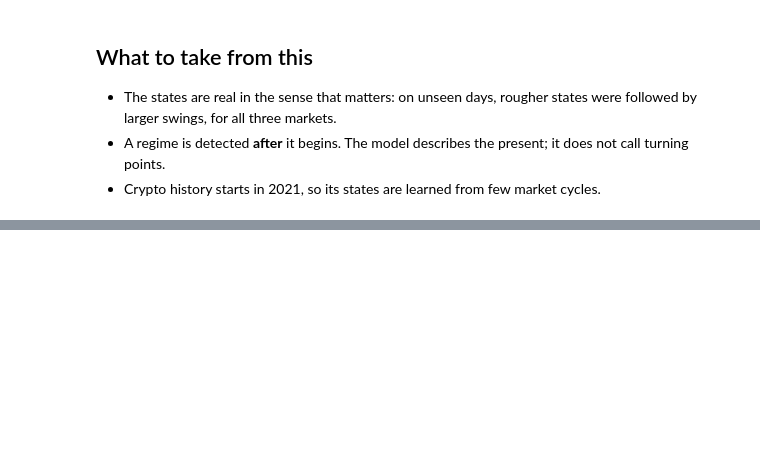
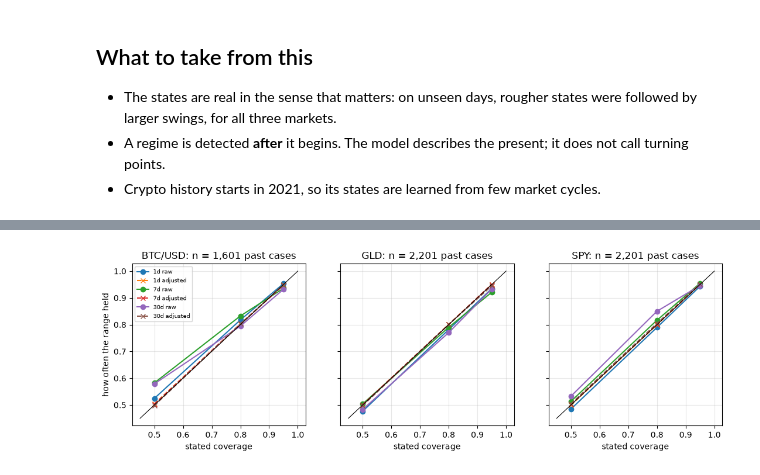
Before and after one commit to LouSens/RADAR, a Jupyter notebook: notebooks/02_state_and_range.ipynb, the cells around one changed output, grey strips where cells are left out. Cells and saved outputs as stored; diff of their text form; code cells hidden in the pictures; blank space fills up the shorter version.

```diff
--- a/notebooks/02_regime.ipynb
+++ b/notebooks/02_state_and_range.ipynb
@@ -234,0 +402,13 @@ pd.DataFrame(
+# %%
+fig, axes = plt.subplots(1, 3, figsize=(13, 3.6), sharey=True)
+for ax, (symbol, group) in zip(axes, reports.groupby("symbol")):
+    for horizon, part in group.groupby("horizon_days"):
+        part = part.sort_values("nominal")
+        ax.plot(part["nominal"], part["empirical"], marker="o", label=f"{horizon}d raw")
+        ax.plot(part["nominal"], part["empirical_conformal"], marker="x", linestyle="--", label=f"{horizon}d adjusted")
+    ax.plot([0.45, 1], [0.45, 1], color="black", linewidth=0.8)
+    ax.set(title=f"{symbol}: n = {int(group['n'].max()):,} past cases", xlabel="stated coverage")
+axes[0].set(ylabel="how often the range held")
+axes[0].legend(fontsize=7);
+# %% [output]
+[figure, added]
```
Also changed, not shown: parts of 18 cells of this notebook, 30 other files.
